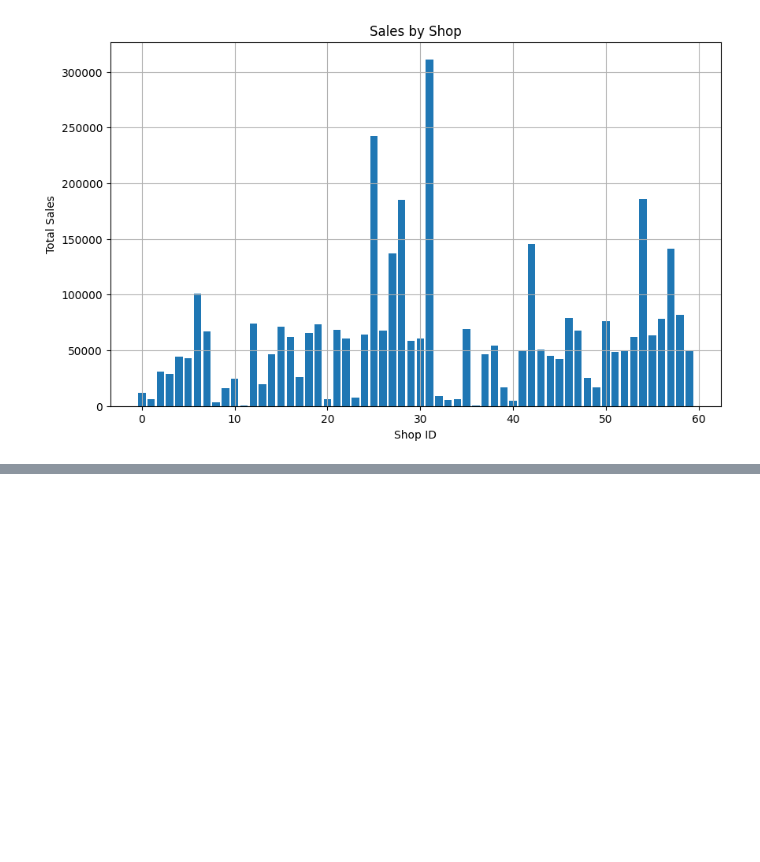
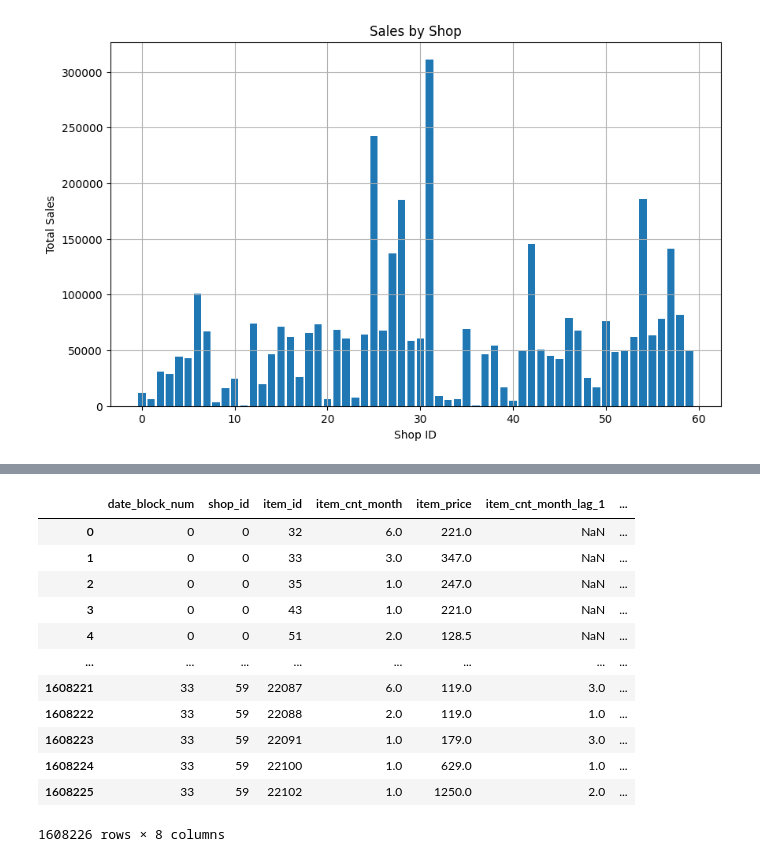
Before and after one commit to ishamel101/Predict-Future-Sales, a Jupyter notebook: fetures_sales.ipynb, the cells around one changed output, grey strips where cells are left out. Drawn from its saved outputs; the diff is of its cells as text; code cells hidden in the pictures; blank space fills up the shorter version.

Commit message:
Changes to be committed: 	modified:   fetures_sales.ipynb 	deleted:    xgb_model.json

```diff
--- a/fetures_sales.ipynb
+++ b/fetures_sales.ipynb
@@ -99,6 +102,6 @@ dtype: int64
 # %%
-df_train['date_1'] = pd.to_datetime(df_train['date'], dayfirst=True)
-df_train
+df['date_1'] = pd.to_datetime(df['date'], dayfirst=True)
+df
 # %% [output]
 |  | date | date_block_num | shop_id | item_id | item_price | item_cnt_day | date_1 |
 | 0 | 02.01.2013 | 0 | 59 | 22154 | 999.00 | 1.0 | 2013-01-02 |
@@ -148,11 +151,11 @@ plt.show()
 # %% [output]
 [figure]
 # %%
-df_train['year'] = df_train['date_1'].dt.year
-df_train['month'] = df_train['date_1'].dt.month
+df['year'] = df['date_1'].dt.year
+df['month'] = df['date_1'].dt.month
 
 # Group by year and month to get the average item_price
-df_grouped_price = df_train.groupby(['year', 'month'])['item_price'].mean().reset_index()
+df_grouped_price = df.groupby(['year', 'month'])['item_price'].mean().reset_index()
 
 # Extract data for each year
 price_2013 = df_grouped_price[df_grouped_price['year'] == 2013]
@@ -192,3 +195,9 @@ plt.grid(True)
 plt.show()
 # %% [output]
 [figure]
+# %%
+df_train['date'] = pd.to_datetime(df_train['date'], format='%d.%m.%Y')
+df_train['month'] = df_train['date'].dt.month
+df_train['year'] = df_train['date'].dt.year
+df_train['day_of_week'] = df_train['date'].dt.dayofweek
+df_train.head()
@@ -210,0 +231,9 @@ df_train
+# %%
+monthly_sales = df_train.groupby(['date_block_num','shop_id','item_id']).agg(
+    {
+        "item_cnt_day":'sum',
+        "item_price":'mean'
+    }
+).reset_index()
+monthly_sales.rename(columns={'item_cnt_day': 'item_cnt_month'}, inplace=True)
+monthly_sales
@@ -210,0 +254,22 @@ df_train
+# %%
+# Add lag features
+def add_lag_feature(df, lags, col):
+    for lag in lags:
+        df[f'{col}_lag_{lag}'] = df.groupby(['shop_id', 'item_id'])[col].shift(lag)
+    return df
+monthly_df = add_lag_feature(monthly_sales, [1,2,3], 'item_cnt_month')
+monthly_df
+# %% [output]
+|  | date_block_num | shop_id | item_id | item_cnt_month | item_price | item_cnt_month_lag_1 | ... |
+| 0 | 0 | 0 | 32 | 6.0 | 221.0 | NaN | ... |
+| 1 | 0 | 0 | 33 | 3.0 | 347.0 | NaN | ... |
+| 2 | 0 | 0 | 35 | 1.0 | 247.0 | NaN | ... |
+| 3 | 0 | 0 | 43 | 1.0 | 221.0 | NaN | ... |
+| 4 | 0 | 0 | 51 | 2.0 | 128.5 | NaN | ... |
+| ... | ... | ... | ... | ... | ... | ... | ... |
+| 1608221 | 33 | 59 | 22087 | 6.0 | 119.0 | 3.0 | ... |
+| 1608222 | 33 | 59 | 22088 | 2.0 | 119.0 | 1.0 | ... |
+| 1608223 | 33 | 59 | 22091 | 1.0 | 179.0 | 3.0 | ... |
+| 1608224 | 33 | 59 | 22100 | 1.0 | 629.0 | 1.0 | ... |
+| 1608225 | 33 | 59 | 22102 | 1.0 | 1250.0 | 2.0 | ... |
+1608226 rows × 8 columns
```
Also changed, not shown: parts of 6 cells of this notebook, 1 other file.
